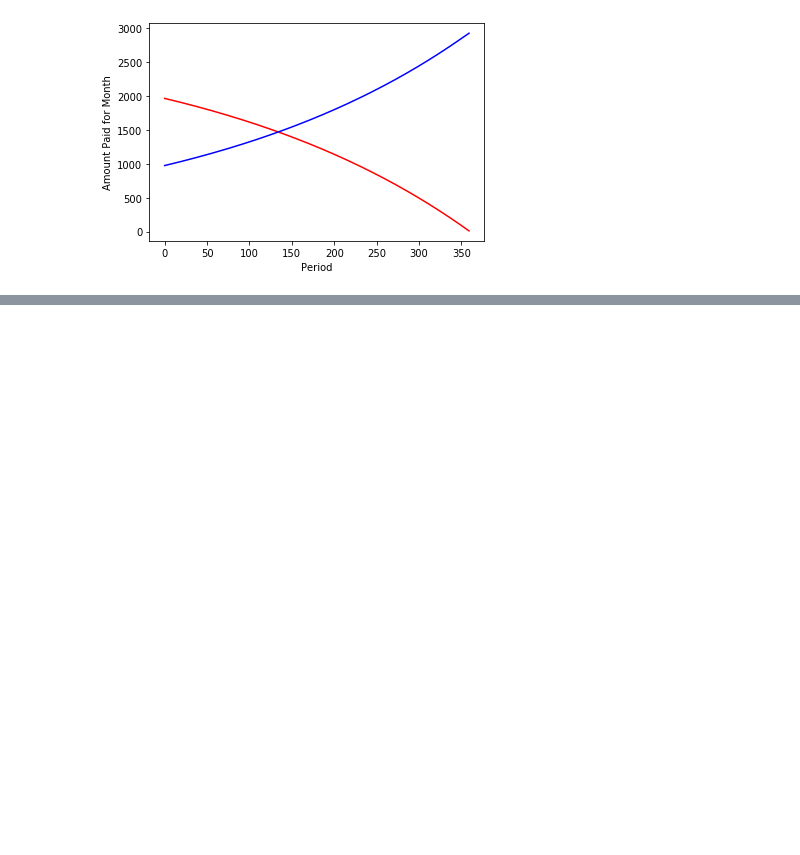
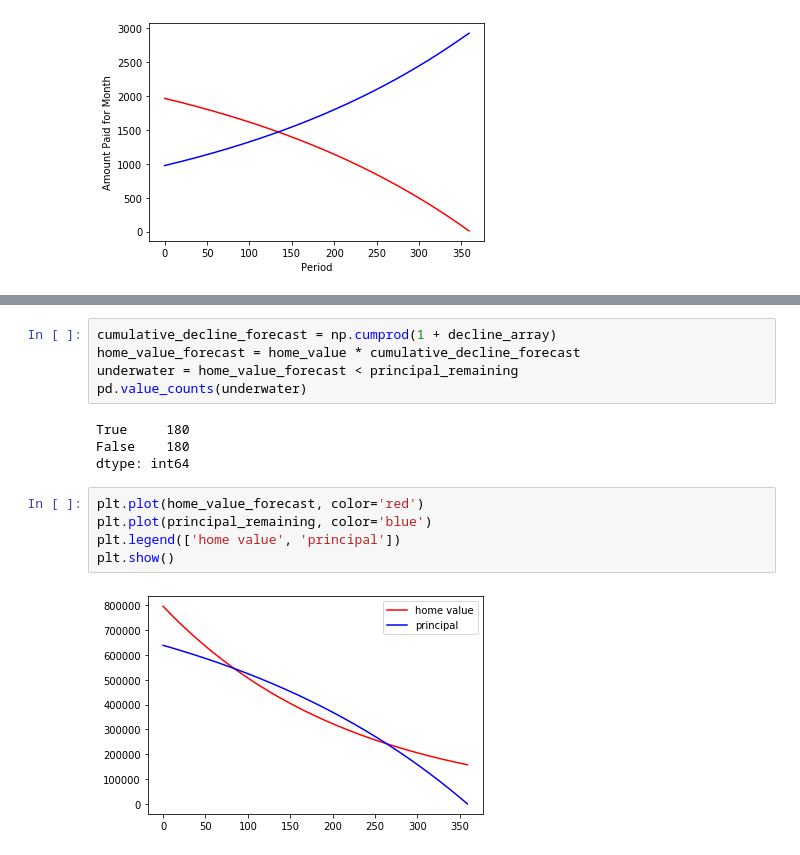
Before and after one commit to Ysbail/Finances, a Jupyter notebook: Mortage/basics.ipynb, the cells around one changed output, grey strips where cells are left out. Saved outputs shown, nothing was run; the diff lists cells and outputs as text; blank space fills up the shorter version.

```diff
--- a/Mortage/basics.ipynb
+++ b/Mortage/basics.ipynb
@@ -100,0 +139,16 @@ Period  4 : Interest Paid: 1954.39 : Principal Paid: 986.74 | Remaining Balance:
+# %%
+cumulative_decline_forecast = np.cumprod(1 + decline_array)
+home_value_forecast = home_value * cumulative_decline_forecast
+underwater = home_value_forecast < principal_remaining
+pd.value_counts(underwater)
+# %% [output]
+True     180
+False    180
+dtype: int64
+# %%
+plt.plot(home_value_forecast, color='red')
+plt.plot(principal_remaining, color='blue')
+plt.legend(['home value', 'principal'])
+plt.show()
+# %% [output]
+[figure, added]
```
Also changed, not shown: parts of 8 cells of this notebook.
